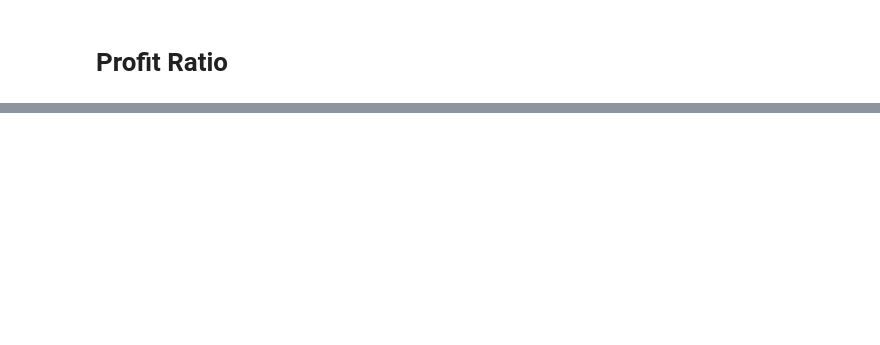
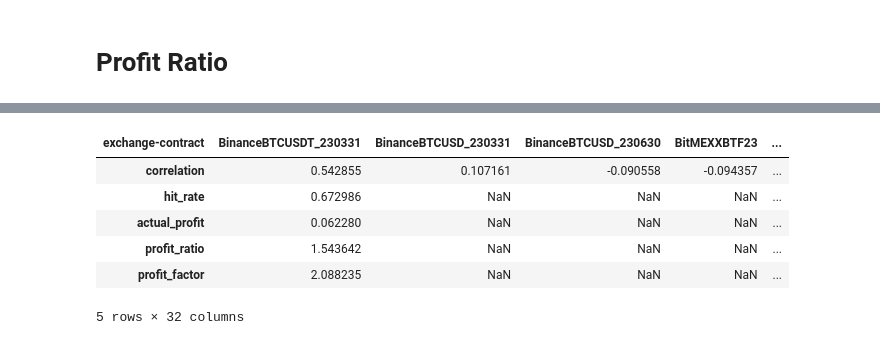
Before and after one commit to j9rds/futures-basis-trading, a Jupyter notebook: notebooks/find_metrics.ipynb, the cells around one changed output, grey strips where cells are left out. Cells and saved outputs as stored; diff of their text form; code cells hidden in the pictures; blank space fills up the shorter version.

```diff
--- a/notebooks/find_metrics.ipynb
+++ b/notebooks/find_metrics.ipynb
@@ -225,2 +233,14 @@ def calc_profit_ratio(trades_df):
     profit_ratio = (total_gain/num_winning_trades)/(total_loss/num_losing_trades)
     return profit_ratio
+# %%
+def calc_profit_factor(df):
+    trades_df = df.copy()
+
+    #calculates the number of winning trades
+    num_winning_trades = trades_df.gt(0).sum()
+
+    #calculates the number of losing trades
+    num_losing_trades = trades_df.lt(0).sum()
+
+
+    return num_winning_trades/num_losing_trades
@@ -247 +272,4 @@ OKXBTC-USDT-230331        1.092011
 dtype: float64
+# %%
+profit_factor = calc_profit_factor(trades_df)
+profit_factor
@@ -247,0 +293,13 @@ dtype: float64
+# %%
+final_df = pd.concat([correlation,hit_rate,actual_profit,profit_ratio,profit_factor],
+                    axis=1,
+                    keys = ["correlation","hit_rate","actual_profit","profit_ratio","profit_factor"])
+final_df.T
+# %% [output]
+| exchange-contract | BinanceBTCUSDT_230331 | BinanceBTCUSD_230331 | BinanceBTCUSD_230630 | BitMEXXBTF23 | ... |
+| correlation | 0.542855 | 0.107161 | -0.090558 | -0.094357 | ... |
+| hit_rate | 0.672986 | NaN | NaN | NaN | ... |
+| actual_profit | 0.062280 | NaN | NaN | NaN | ... |
+| profit_ratio | 1.543642 | NaN | NaN | NaN | ... |
+| profit_factor | 2.088235 | NaN | NaN | NaN | ... |
+5 rows × 32 columns
```
Also changed, not shown: parts of 13 cells of this notebook.
